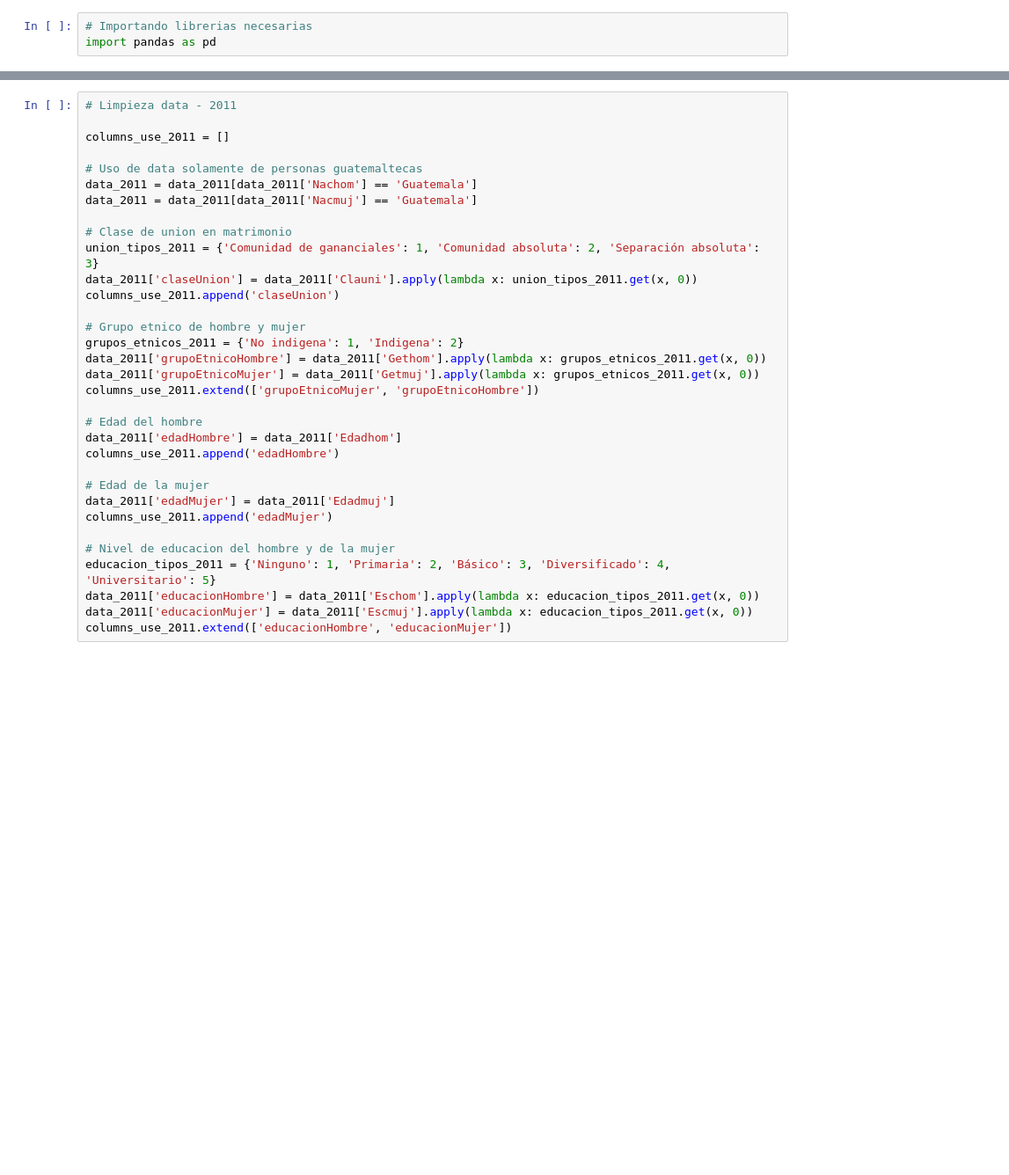
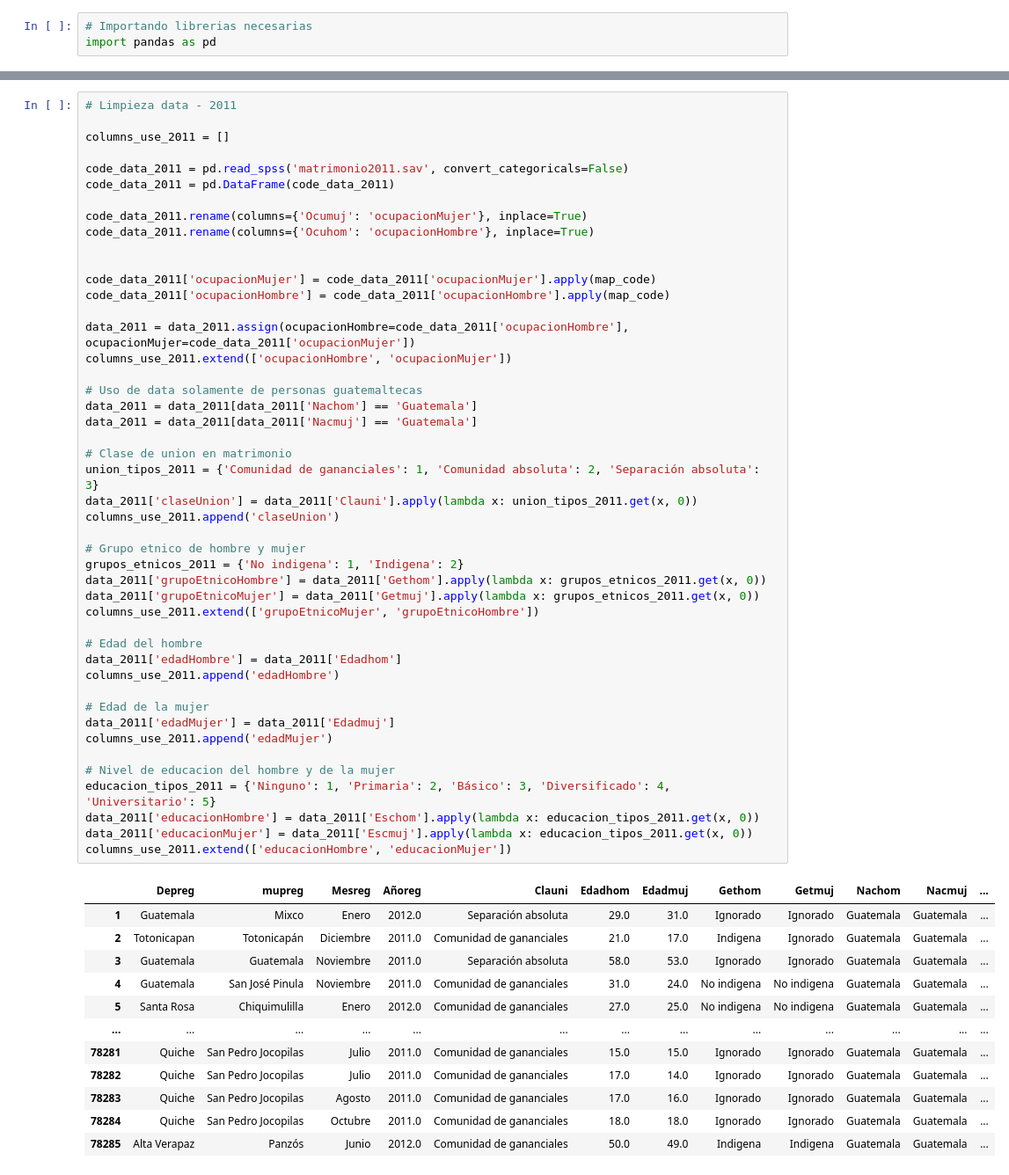
Before and after one commit to MGonza20/Proyecto1_MD, a Jupyter notebook: proyecto_final.ipynb, the cells around one changed output, grey strips where cells are left out. Shown: that part at 88% size. Cells and saved outputs as stored; diff of their text form; blank space fills up the shorter version.

```diff
--- a/proyecto_final.ipynb
+++ b/proyecto_final.ipynb
@@ -41,32 +45,58 @@ data_2021 = pd.DataFrame(data_2021)
 # Limpieza data - 2011
 
 columns_use_2011 = []
+
+code_data_2011 = pd.read_spss('matrimonio2011.sav', convert_categoricals=False)
+code_data_2011 = pd.DataFrame(code_data_2011)
+
+code_data_2011.rename(columns={'Ocumuj': 'ocupacionMujer'}, inplace=True)
+code_data_2011.rename(columns={'Ocuhom': 'ocupacionHombre'}, inplace=True)
+
+
+code_data_2011['ocupacionMujer'] = code_data_2011['ocupacionMujer'].apply(map_code)
+code_data_2011['ocupacionHombre'] = code_data_2011['ocupacionHombre'].apply(map_code)
+
+data_2011 = data_2011.assign(ocupacionHombre=code_data_2011['ocupacionHombre'], ocupacionMujer=code_data_2011['ocupacionMujer'])
+columns_use_2011.extend(['ocupacionHombre', 'ocupacionMujer'])
 
 # Uso de data solamente de personas guatemaltecas
 data_2011 = data_2011[data_2011['Nachom'] == 'Guatemala']
 data_2011 = data_2011[data_2011['Nacmuj'] == 'Guatemala']
 
 # Clase de union en matrimonio
 union_tipos_2011 = {'Comunidad de gananciales': 1, 'Comunidad absoluta': 2, 'Separación absoluta': 3}
 data_2011['claseUnion'] = data_2011['Clauni'].apply(lambda x: union_tipos_2011.get(x, 0))
 columns_use_2011.append('claseUnion')
 
 # Grupo etnico de hombre y mujer
 grupos_etnicos_2011 = {'No indigena': 1, 'Indigena': 2}
 data_2011['grupoEtnicoHombre'] = data_2011['Gethom'].apply(lambda x: grupos_etnicos_2011.get(x, 0))
 data_2011['grupoEtnicoMujer'] = data_2011['Getmuj'].apply(lambda x: grupos_etnicos_2011.get(x, 0))
 columns_use_2011.extend(['grupoEtnicoMujer', 'grupoEtnicoHombre'])
 
 # Edad del hombre
 data_2011['edadHombre'] = data_2011['Edadhom']
 columns_use_2011.append('edadHombre')
 
 # Edad de la mujer
 data_2011['edadMujer'] = data_2011['Edadmuj']
 columns_use_2011.append('edadMujer')
 
 # Nivel de educacion del hombre y de la mujer
 educacion_tipos_2011 = {'Ninguno': 1, 'Primaria': 2, 'Básico': 3, 'Diversificado': 4, 'Universitario': 5}
 data_2011['educacionHombre'] = data_2011['Eschom'].apply(lambda x: educacion_tipos_2011.get(x, 0))
 data_2011['educacionMujer'] = data_2011['Escmuj'].apply(lambda x: educacion_tipos_2011.get(x, 0))
 columns_use_2011.extend(['educacionHombre', 'educacionMujer'])
+# %% [output]
+|  | Depreg | mupreg | Mesreg | Añoreg | Clauni | Edadhom | Edadmuj | Gethom | Getmuj | Nachom | Nacmuj | ... |
+| 1 | Guatemala | Mixco | Enero | 2012.0 | Separación absoluta | 29.0 | 31.0 | Ignorado | Ignorado | Guatemala | Guatemala | ... |
+| 2 | Totonicapan | Totonicapán | Diciembre | 2011.0 | Comunidad de gananciales | 21.0 | 17.0 | Indigena | Ignorado | Guatemala | Guatemala | ... |
+| 3 | Guatemala | Guatemala | Noviembre | 2011.0 | Separación absoluta | 58.0 | 53.0 | Ignorado | Ignorado | Guatemala | Guatemala | ... |
+| 4 | Guatemala | San José Pinula | Noviembre | 2011.0 | Comunidad de gananciales | 31.0 | 24.0 | No indigena | No indigena | Guatemala | Guatemala | ... |
+| 5 | Santa Rosa | Chiquimulilla | Enero | 2012.0 | Comunidad de gananciales | 27.0 | 25.0 | No indigena | No indigena | Guatemala | Guatemala | ... |
+| ... | ... | ... | ... | ... | ... | ... | ... | ... | ... | ... | ... | ... |
+| 78281 | Quiche | San Pedro Jocopilas | Julio | 2011.0 | Comunidad de gananciales | 15.0 | 15.0 | Ignorado | Ignorado | Guatemala | Guatemala | ... |
+| 78282 | Quiche | San Pedro Jocopilas | Julio | 2011.0 | Comunidad de gananciales | 17.0 | 14.0 | Ignorado | Ignorado | Guatemala | Guatemala | ... |
+| 78283 | Quiche | San Pedro Jocopilas | Agosto | 2011.0 | Comunidad de gananciales | 17.0 | 16.0 | Ignorado | Ignorado | Guatemala | Guatemala | ... |
+| 78284 | Quiche | San Pedro Jocopilas | Octubre | 2011.0 | Comunidad de gananciales | 18.0 | 18.0 | Ignorado | Ignorado | Guatemala | Guatemala | ... |
+| 78285 | Alta Verapaz | Panzós | Junio | 2012.0 | Comunidad de gananciales | 50.0 | 49.0 | Indigena | Indigena | Guatemala | Guatemala | ... |
```
Also changed, not shown: parts of 6 cells of this notebook, 2 other files.
